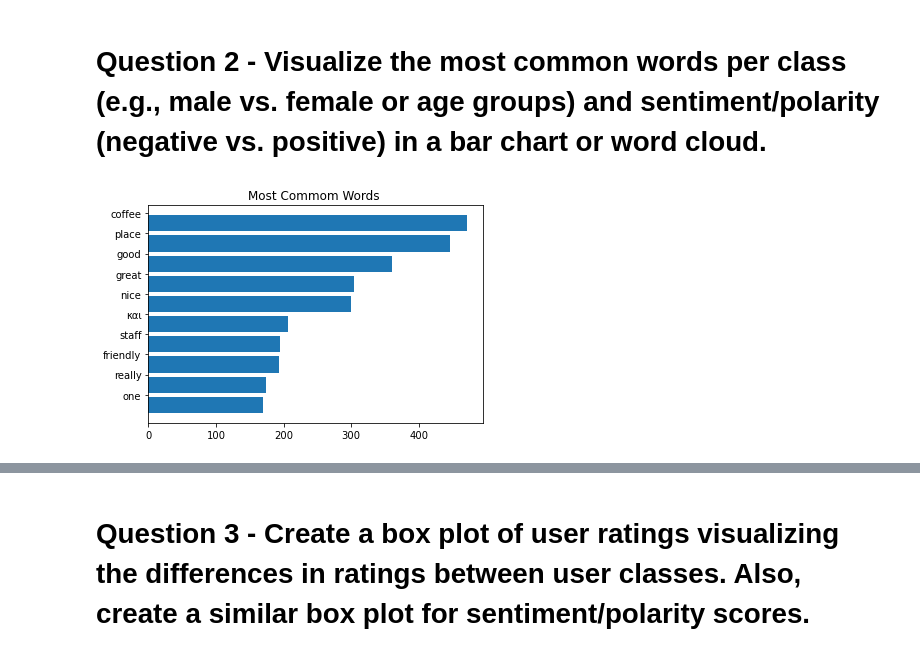
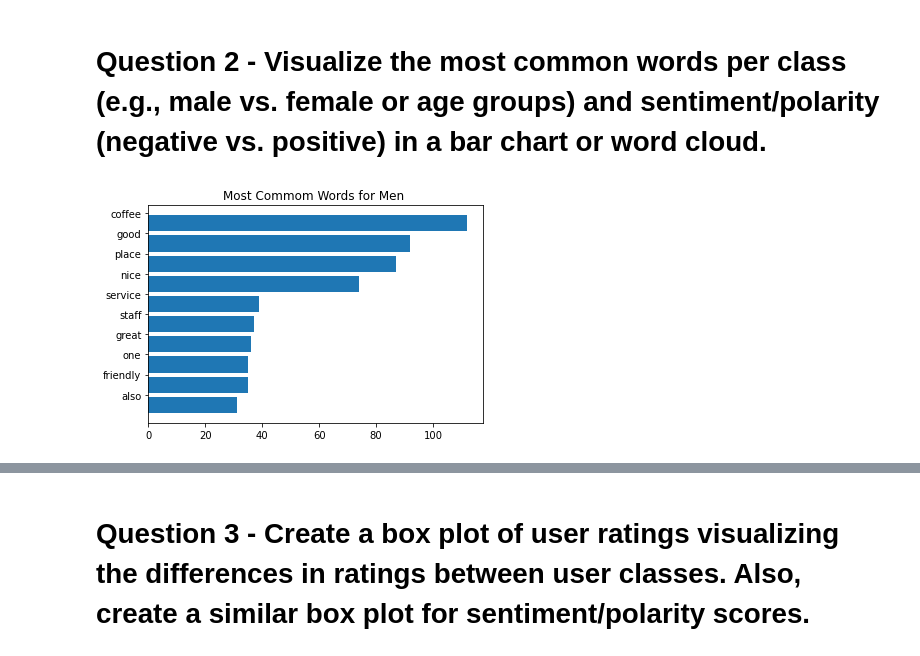
Before and after one commit to MnAppsNet/Web-Scraping-Tutorial, a Jupyter notebook: User_Profiling.ipynb, the cells around one changed output, grey strips where cells are left out. Cells and saved outputs as stored; diff of their text form; code cells hidden in the pictures.

```diff
--- a/User_Profiling.ipynb
+++ b/User_Profiling.ipynb
@@ -84,6 +85,8 @@ len(gender_subset)
     #print(filtered_sentence)
 # %%
 dataf = pd.DataFrame(gender_subset)
+
+dataf = dataf.join(df['text'])
 print(dataf.isnull().sum())
 # %% [output]
 name                0
@@ -102,10 +122,10 @@ dtype: int64
 
 updated_df = dataf.dropna(subset=['age'])
 updated_df = updated_df.reset_index(drop= True)
-updated_df['contributions']=updated_df['contributions'].fillna(updated_df['contributions'].mean())
-updated_df['cities_visited']=updated_df['cities_visited'].fillna(updated_df['cities_visited'].mean())
-updated_df['helpful_votes']=updated_df['helpful_votes'].fillna(updated_df['helpful_votes'].mean())
-updated_df['photo']=updated_df['photo'].fillna(updated_df['photo'].mean())
+#updated_df['contributions']=updated_df['contributions'].fillna(updated_df['contributions'].mean())
+#updated_df['cities_visited']=updated_df['cities_visited'].fillna(updated_df['cities_visited'].mean())
+#updated_df['helpful_votes']=updated_df['helpful_votes'].fillna(updated_df['helpful_votes'].mean())
+#updated_df['photo']=updated_df['photo'].fillna(updated_df['photo'].mean())
 updated_df.dropna(subset=['distribution'], inplace=True)
 updated_df = updated_df.reset_index(drop= True)
 #updated_df.info()
@@ -156,0 +178,11 @@ updated_df
+# %%
+#Add Linguistic features
+
+# Define a list of commonly found punctuations
+punctuation = ('!', "," ,"\'" ,";" ,"\"", ".", "-" ,"?")
+
+updated_df['punc_count'] = updated_df['text'].apply(lambda x : len([a for a in x if a in punctuation]))
+updated_df['capitals'] = updated_df['text'].apply(lambda comment: sum(1 for c in comment if c.isupper()))
+updated_df['num_exclamation_marks'] =updated_df['text'].apply(lambda x: x.count('!'))
+updated_df['num_question_marks'] = updated_df['text'].apply(lambda x: x.count('?'))
+updated_df['num_punctuation'] = updated_df['text'].apply(lambda x: sum(x.count(w) for w in punctuation))
@@ -320,18 +365,34 @@ woman    0.129032
 Name: 0, dtype: float64
 # %% [markdown]
 # Question 2 - Visualize the most common words per class (e.g., male vs. female or age groups) and sentiment/polarity (negative vs. positive) in a bar chart or word cloud.
+# %%
+woman_info = []
+man_info = []
+for item in collection.find():
+    reviewer = item['reviewer']
+    try:
+        sex = reviewer['sex']
+        if sex == 'woman':
+            woman_info.append(item)
+        elif sex == 'man':
+            man_info.append(item)
+    except:
+        None
+
+woman_df = pd.DataFrame(data = woman_info)
+man_df = pd.DataFrame(data = man_info)
 # %%
-#Most common words - (NOT per class yet and sentiment/polarity)
+#Most common words - Men
 
 topic_words = [ z.lower() for y in
-                   [ x.split() for x in df['text'] if isinstance(x, str)]
+                   [ x.split() for x in man_df['text'] if isinstance(x, str)]
                    for z in y]
 word_count_dict = dict(Counter(topic_words))
 popular_words = sorted(word_count_dict, key = word_count_dict.get, reverse = True)
 popular_words_nonstop = [w for w in popular_words if w not in stopwords.words("english")]
 plt.barh(range(10), [word_count_dict[w] for w in reversed(popular_words_nonstop[0:10])])
 plt.yticks([x + 0.5 for x in range(10)], reversed(popular_words_nonstop[0:10]))
-plt.title("Most Commom Words ")
+plt.title("Most Commom Words for Men ")
 plt.show()
 # %% [output]
-[figure, old version]
+[figure, new version]
```
Also changed, not shown: parts of 18 cells of this notebook.
